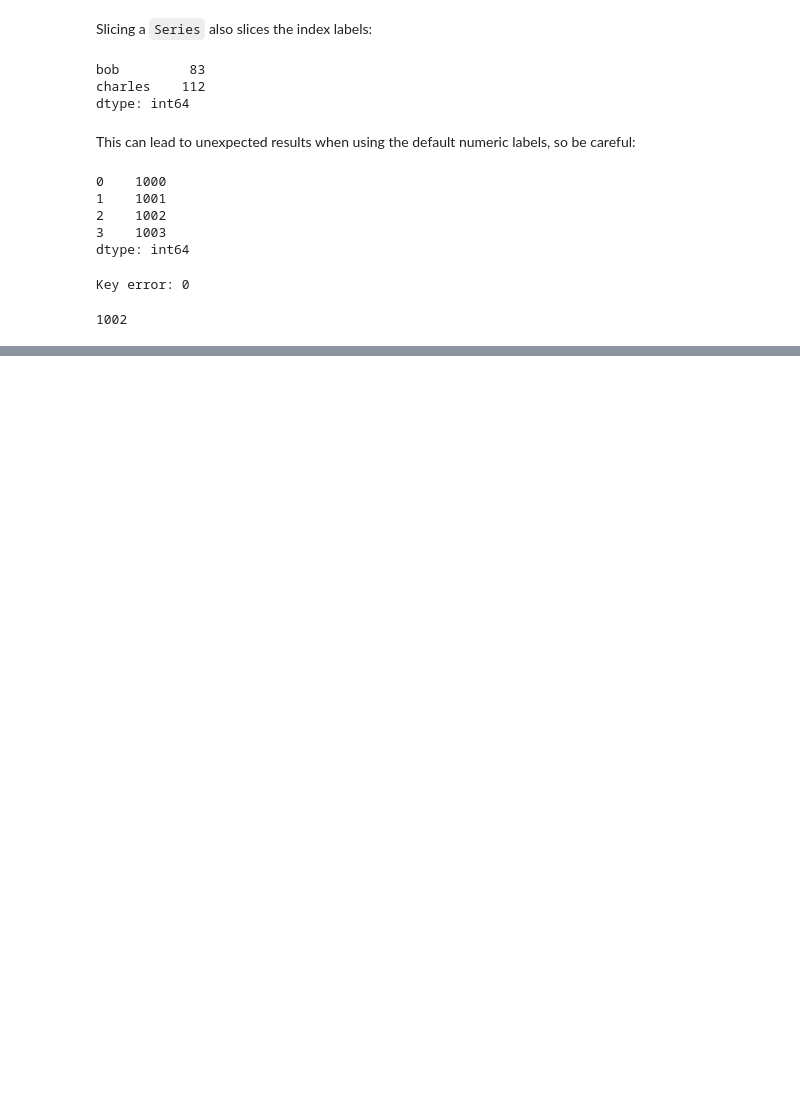
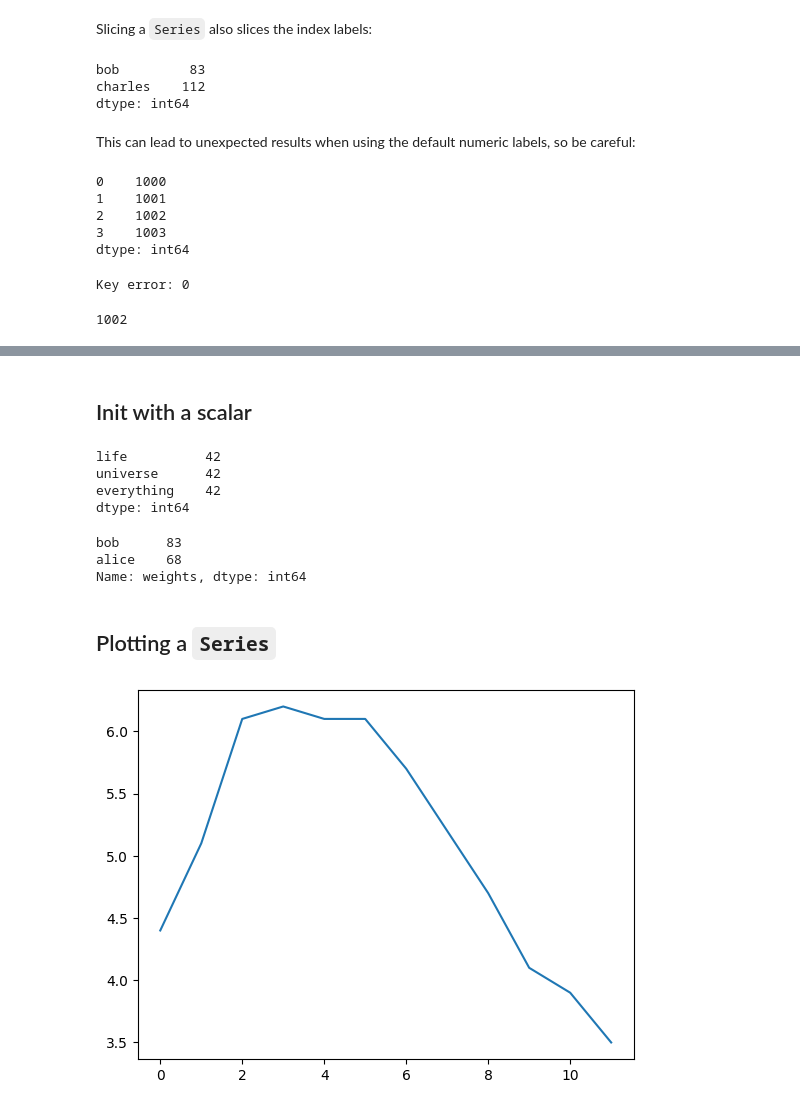
Before and after one commit to nswekosk/hands-on-machine-learning-practice, a Jupyter notebook: Pandas_Practice.ipynb, the cells around one changed output, grey strips where cells are left out. Cells and saved outputs as stored; diff of their text form; code cells hidden in the pictures; blank space fills up the shorter version.

Commit message:
Gained more expeirence with timestamp and visualization aspects of Pandas

```diff
--- a/Pandas_Practice.ipynb
+++ b/Pandas_Practice.ipynb
@@ -127,0 +186,28 @@ Key error: 0
+# %% [markdown]
+## Init with a scalar
+# %%
+meaning = pd.Series(42, ["life", "universe", "everything"])
+meaning
+# %% [output]
+life          42
+universe      42
+everything    42
+dtype: int64
+# %%
+s6 = pd.Series([83, 68], index=["bob", "alice"], name="weights")
+s6
+# %% [output]
+bob      83
+alice    68
+Name: weights, dtype: int64
+# %% [markdown]
+## Plotting a `Series`
+# %%
+%matplotlib inline
+import matplotlib.pyplot as plt
+temperatures = [4.4,5.1,6.1,6.2,6.1,6.1,5.7,5.2,4.7,4.1,3.9,3.5]
+s7 = pd.Series(temperatures, name="Temperatures")
+s7.plot()
+plt.show()
+# %% [output]
+[figure, added]
```
Also changed, not shown: parts of 30 cells of this notebook.
